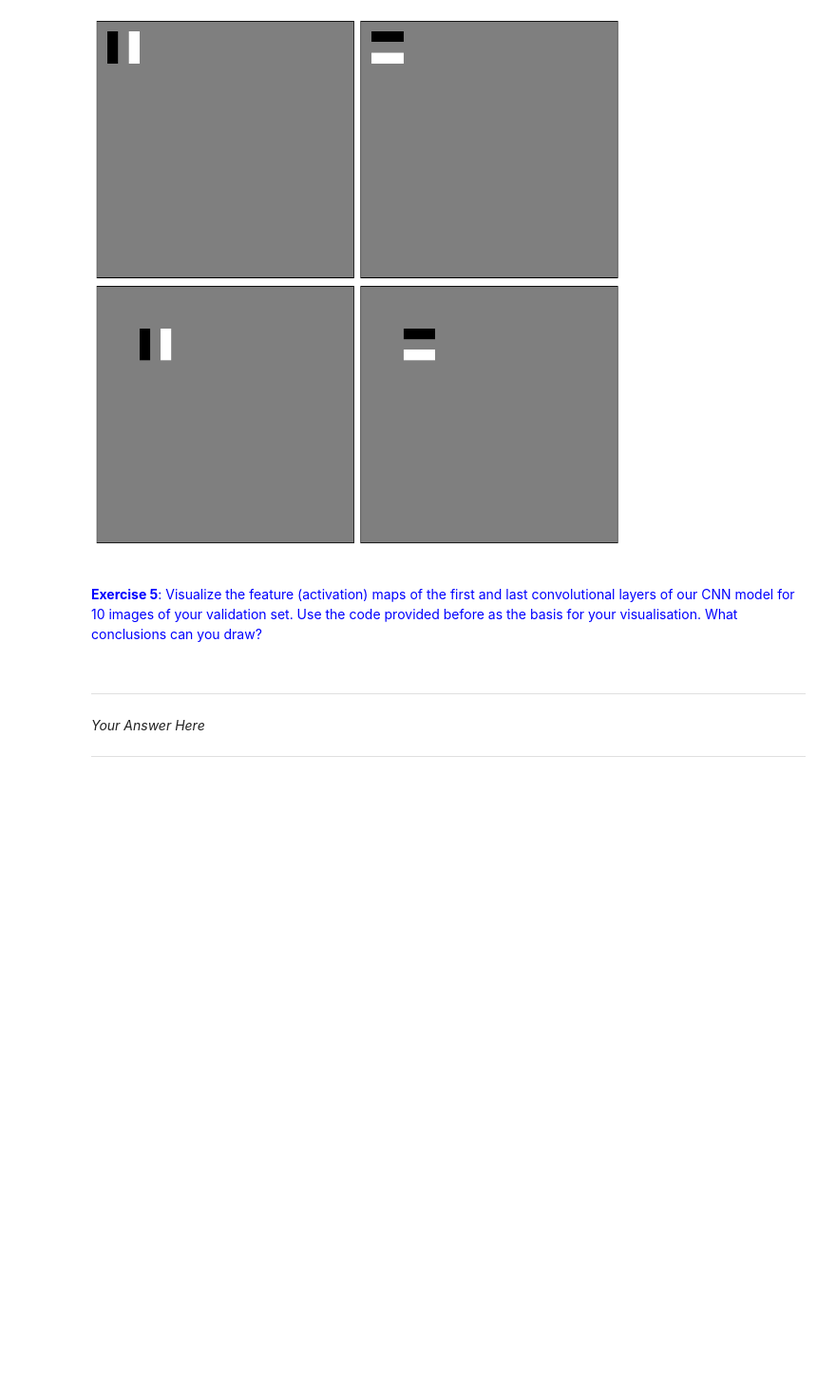
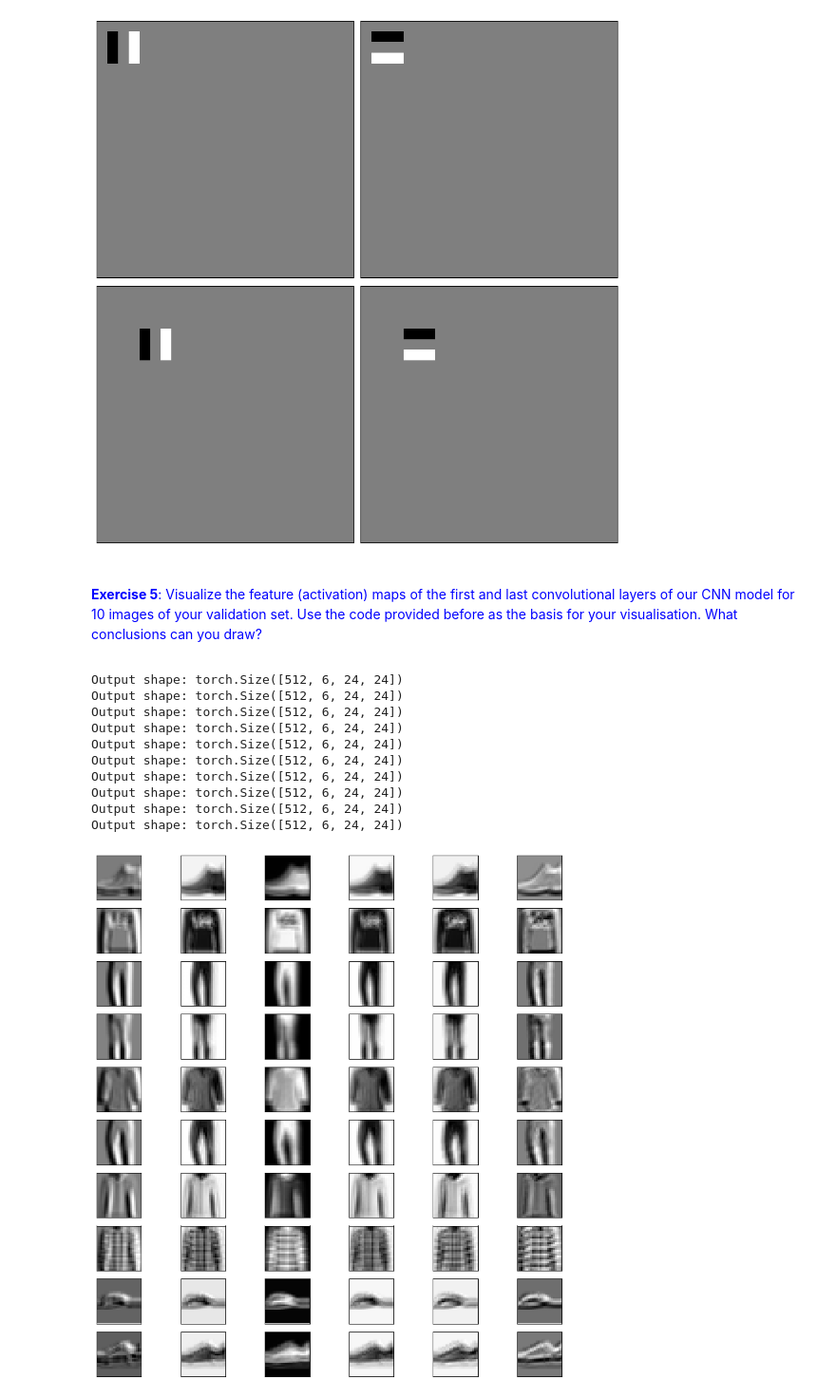
Before and after one commit to BlancoAnna/DL--2025, a Jupyter notebook: Problems 6 - Intro to CNNs/P6_Intro_to_CNN.ipynb, the cells around one changed output. Shown at 95% size. Drawn from its saved outputs; the diff is of its cells as text; code cells hidden in the pictures; blank space fills up the shorter version.

```diff
--- a/Problems 6 - Intro to CNNs/P6_Intro_to_CNN.ipynb
+++ b/Problems 6 - Intro to CNNs/P6_Intro_to_CNN.ipynb
@@ -474,6 +642,53 @@ Output shape: torch.Size([2, 2, 24, 24])
-# %% [markdown]
----
-
-*Your Answer Here*
-
----
+# %%
+# Your Code Here
+def showConvMap(conv_map, num_images):
+    h = min(conv_map.shape[0], num_images)  # Number of images in the batch, limited by num_images
+    w = conv_map.shape[1]  # Number of activation maps per image
+    fig, ax = plt.subplots(h, w, figsize=(10, 10))
+
+    for i in range(h):
+        for j in range(w):
+            showImage(conv_map[i][j], ax[i, j])
+
+    fig.tight_layout()
+def visualize_feature_maps(model, dataloader, num_images, layers):
+    hooks = []
+
+    def hook_ShowOutput(module, input, output):
+        print("Output shape:", output.shape)
+        showConvMap(output.cpu().detach(), num_images)
+
+    for layer in layers:
+        handle = layer.register_forward_hook(hook_ShowOutput)
+        hooks.append(handle)
+
+    with torch.no_grad():
+        count = 0
+        for images, labels in dataloader:
+            images = images.to(device)
+            model(images)
+            count += 1
+            if count >= num_images:
+                break
+    for hook in hooks:
+        hook.remove()
+# Get th first and last convolutional layers
+first_conv_layer = model.conv1
+last_conv_layer = model.conv2
+
+# Visualize the feature maps for 10 images from the validation set
+num_images = 10
+# %%
+visualize_feature_maps(model, val_loader, num_images, [first_conv_layer])
+# %% [output]
+Output shape: torch.Size([512, 6, 24, 24])
+Output shape: torch.Size([512, 6, 24, 24])
+Output shape: torch.Size([512, 6, 24, 24])
+Output shape: torch.Size([512, 6, 24, 24])
+Output shape: torch.Size([512, 6, 24, 24])
+Output shape: torch.Size([512, 6, 24, 24])
+Output shape: torch.Size([512, 6, 24, 24])
+Output shape: torch.Size([512, 6, 24, 24])
+Output shape: torch.Size([512, 6, 24, 24])
+Output shape: torch.Size([512, 6, 24, 24])
+[figure, added]
```
Also changed, not shown: parts of 12 cells of this notebook.
